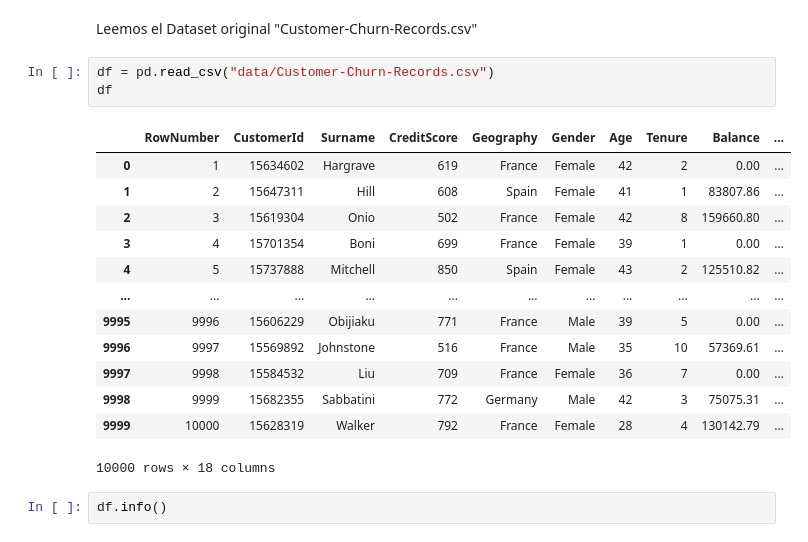
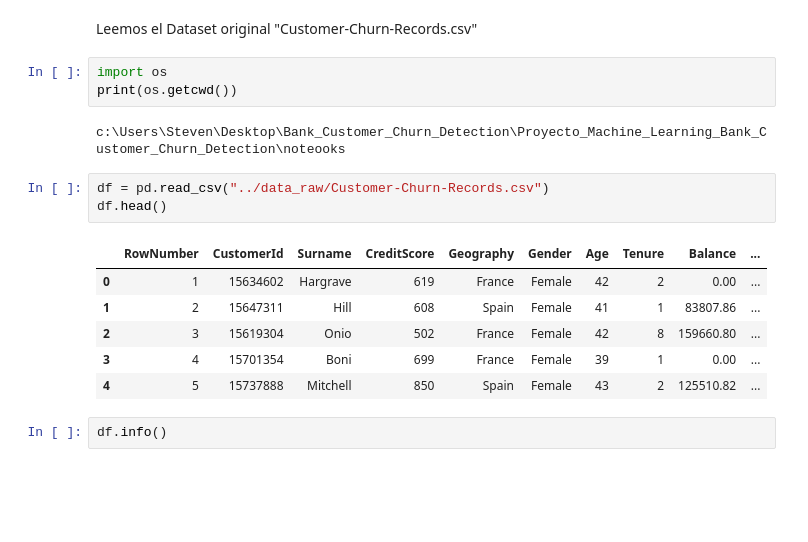
Before and after one commit to StevenNoboa/Proyecto_Machine_Learning_Bank_Customer_Churn_Detection, a Jupyter notebook: noteooks/Limpieza_EDA_ProyectoML_2.ipynb, the cells around one changed output. Cells and saved outputs as stored; diff of their text form; blank space fills up the shorter version.

```diff
--- a/noteooks/Limpieza_EDA_ProyectoML_2.ipynb
+++ b/noteooks/Limpieza_EDA_ProyectoML_2.ipynb
@@ -10,23 +10,21 @@ import seaborn as sns
 import matplotlib.pyplot as plt
 # %% [markdown]
 Leemos el Dataset original "Customer-Churn-Records.csv"
+# %%
+import os
+print(os.getcwd())
+# %% [output]
+c:\Users\Steven\Desktop\Bank_Customer_Churn_Detection\Proyecto_Machine_Learning_Bank_Customer_Churn_Detection\noteooks
 # %%
-df = pd.read_csv("data/Customer-Churn-Records.csv")
-df
+df = pd.read_csv("../data_raw/Customer-Churn-Records.csv")
+df.head()
 # %% [output]
 |  | RowNumber | CustomerId | Surname | CreditScore | Geography | Gender | Age | Tenure | Balance | ... |
 | 0 | 1 | 15634602 | Hargrave | 619 | France | Female | 42 | 2 | 0.00 | ... |
 | 1 | 2 | 15647311 | Hill | 608 | Spain | Female | 41 | 1 | 83807.86 | ... |
 | 2 | 3 | 15619304 | Onio | 502 | France | Female | 42 | 8 | 159660.80 | ... |
 | 3 | 4 | 15701354 | Boni | 699 | France | Female | 39 | 1 | 0.00 | ... |
 | 4 | 5 | 15737888 | Mitchell | 850 | Spain | Female | 43 | 2 | 125510.82 | ... |
-| ... | ... | ... | ... | ... | ... | ... | ... | ... | ... | ... |
-| 9995 | 9996 | 15606229 | Obijiaku | 771 | France | Male | 39 | 5 | 0.00 | ... |
-| 9996 | 9997 | 15569892 | Johnstone | 516 | France | Male | 35 | 10 | 57369.61 | ... |
-| 9997 | 9998 | 15584532 | Liu | 709 | France | Female | 36 | 7 | 0.00 | ... |
-| 9998 | 9999 | 15682355 | Sabbatini | 772 | Germany | Male | 42 | 3 | 75075.31 | ... |
-| 9999 | 10000 | 15628319 | Walker | 792 | France | Female | 28 | 4 | 130142.79 | ... |
-10000 rows × 18 columns
 # %%
 df.info()
 # %% [output]
```
Also changed, not shown: parts of 3 cells of this notebook, 5 other files.
